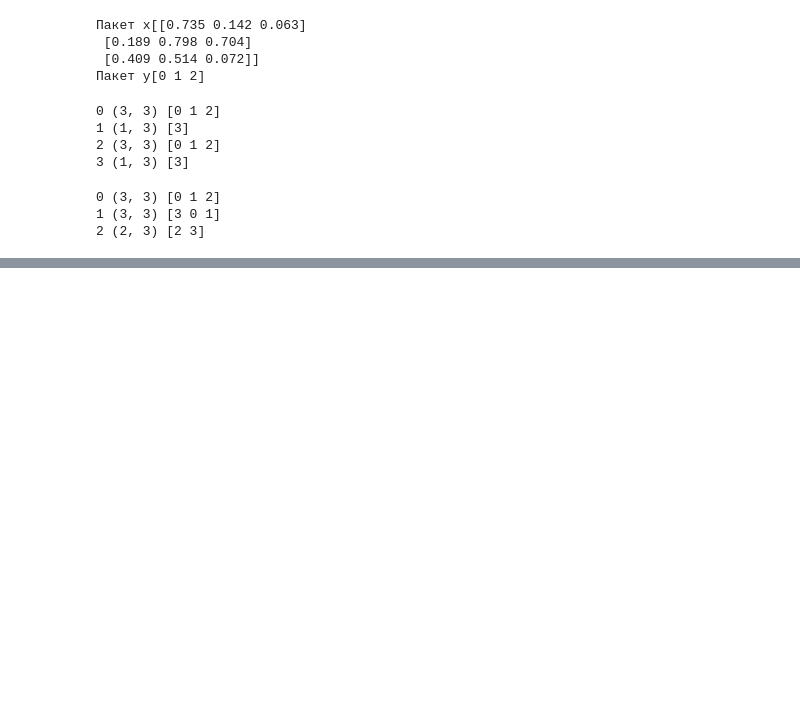
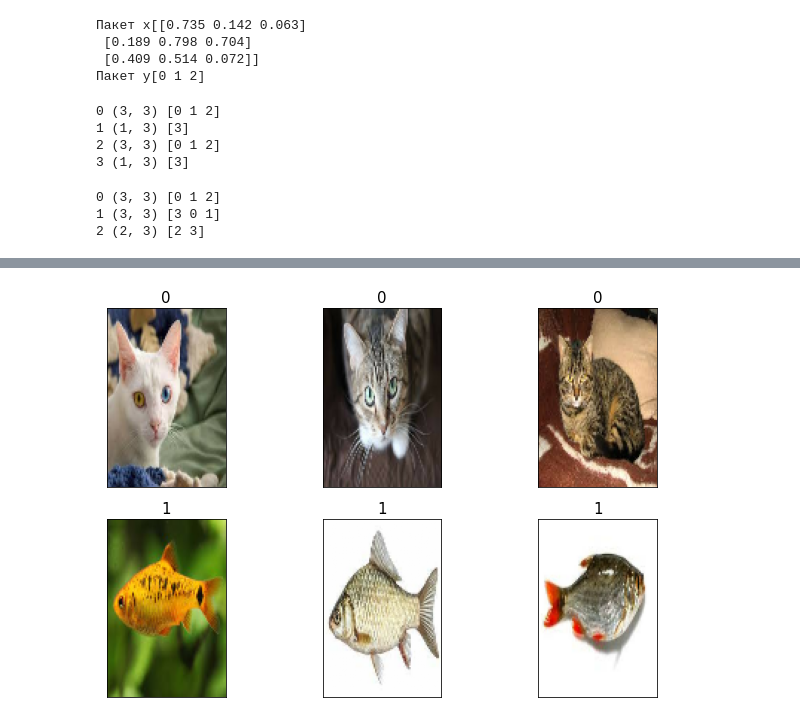
Before and after one commit to airatinho/task, a Jupyter notebook: rashka.ipynb, the cells around one changed output, grey strips where cells are left out. Saved outputs shown, nothing was run; the diff lists cells and outputs as text; code cells hidden in the pictures; blank space fills up the shorter version.

```diff
--- a/rashka.ipynb
+++ b/rashka.ipynb
@@ -631,0 +705,22 @@ for i,(batch_x,batch_y) in enumerate(ds):
+# %%
+img_height,img_width=120,80
+def load_and_process(path:str,label:list):
+    """Открывает, обрабатывает, и приводит к одному размеру изображение,
+    после нормализует /255"""
+    image=tf.io.read_file(path)
+    image=tf.image.decode_jpeg(image,channels=3)
+    image=tf.image.resize(image,[img_height,img_width])
+    image/=255.
+    return image,label
+ds_images_labels=ds_files_labels.map(load_and_process) #применяет функцию load_and_process к каждой паре изображения и метки датасета
+fig=plt.figure(figsize=(10,6))
+for i,example in enumerate(ds_images_labels):
+    ax=fig.add_subplot(2,3,i+1)
+    # print(example,type(example))
+    ax.set_xticks([]);ax.set_yticks([])
+    ax.imshow(example[0])
+    ax.set_title(f'{example[1].numpy()}',size=15)
+plt.tight_layout()
+plt.show()
+# %% [output]
+[figure, added]
```
Also changed, not shown: parts of 75 cells of this notebook, 2 other files.
